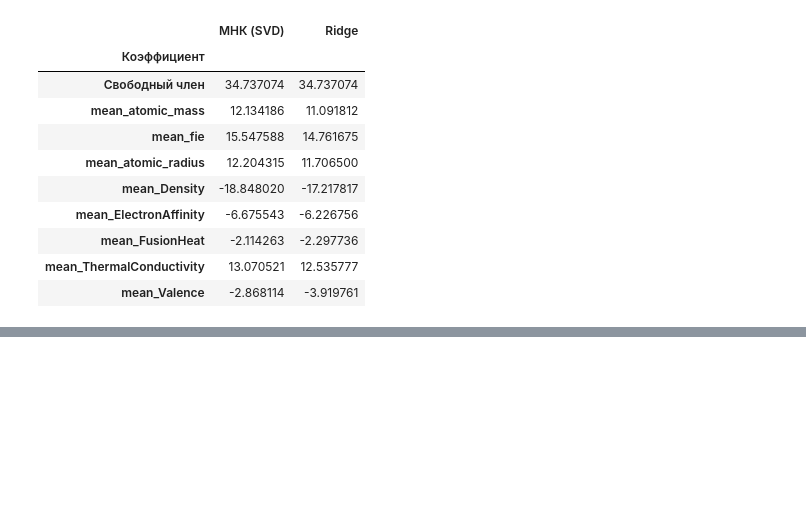
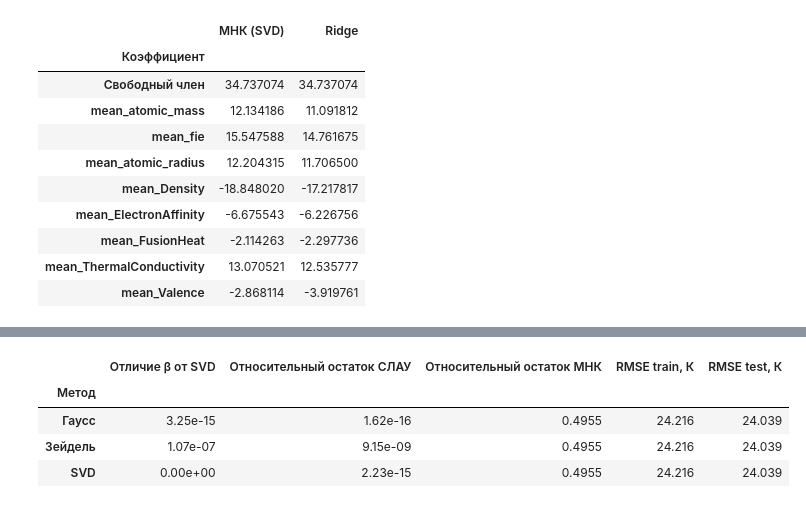
Before and after one commit to aibryanov/MOMO_labs, a Jupyter notebook: lab_1/lab_1.ipynb, the cells around one changed output, grey strips where cells are left out. Saved outputs shown, nothing was run; the diff lists cells and outputs as text; code cells hidden in the pictures; blank space fills up the shorter version.

```diff
--- a/lab_1/lab_1.ipynb
+++ b/lab_1/lab_1.ipynb
@@ -1591,0 +1698,15 @@ with pd.option_context("display.max_columns", None, "display.float_format", "{:.
+# %%
+solver_summary = comparison_svd.set_index("Метод")[[
+    "Отличие β от SVD", "Относительный остаток СЛАУ", "Относительный остаток МНК",
+    "RMSE train, К", "RMSE test, К",
+]]
+solver_summary = solver_summary.round({"Относительный остаток МНК": 4, "RMSE train, К": 3, "RMSE test, К": 3})
+for column in ["Отличие β от SVD", "Относительный остаток СЛАУ"]:
+    solver_summary[column] = solver_summary[column].map("{:.2e}".format)
+solver_summary
+# %% [output]
+|  | Отличие β от SVD | Относительный остаток СЛАУ | Относительный остаток МНК | RMSE train, К | RMSE test, К |
+| Метод |  |  |  |  |  |
+| Гаусс | 3.25e-15 | 1.62e-16 | 0.4955 | 24.216 | 24.039 |
+| Зейдель | 1.07e-07 | 9.15e-09 | 0.4955 | 24.216 | 24.039 |
+| SVD | 0.00e+00 | 2.23e-15 | 0.4955 | 24.216 | 24.039 |
```
Also changed, not shown: parts of 54 cells of this notebook.
